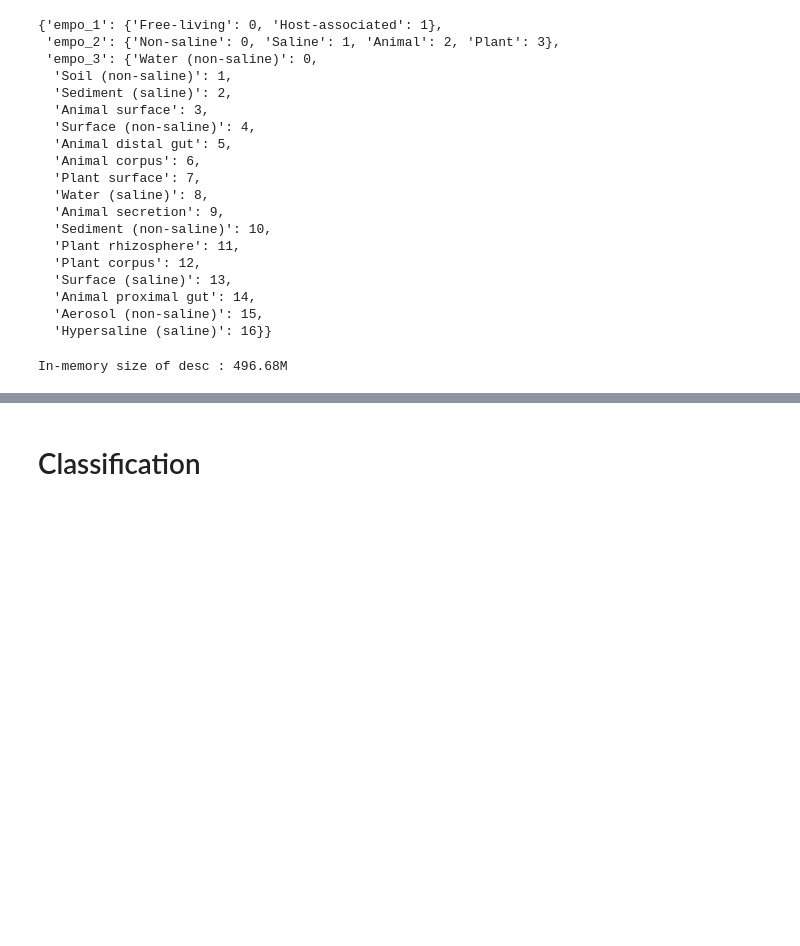
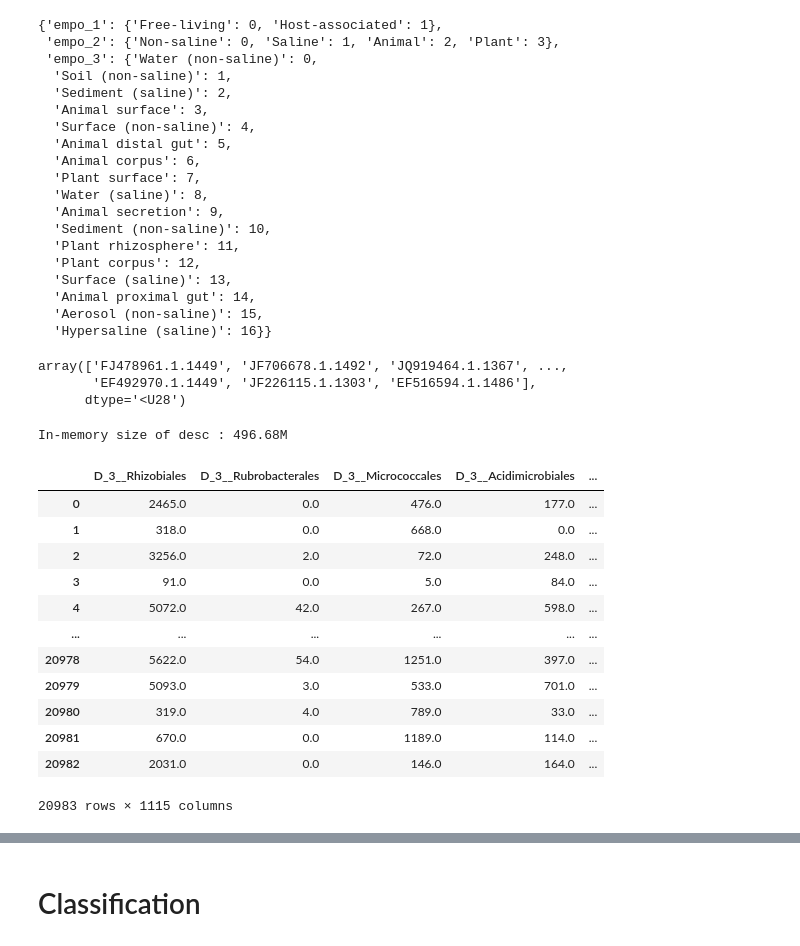
Before and after one commit to Toctave/microbiome, a Jupyter notebook: Microbiome.ipynb, the cells around one changed output, grey strips where cells are left out. Cells and saved outputs as stored; diff of their text form; code cells hidden in the pictures; blank space fills up the shorter version.

Commit message:
Set up translation to taxon-space embedding

```diff
--- a/Microbiome.ipynb
+++ b/Microbiome.ipynb
@@ -64,10 +64,22 @@ def maybe_sparsify(in_filename, out_filename):
     if not Path(out_filename).is_file():
         save_as_sparse(in_filename, out_filename)
 
+def get_header_line(csv_file):
+    with open(csv_file) as f:
+        line = next(f)
+        return np.array(line.rstrip().split(',')[1:])
+
 maybe_sparsify('training_descriptors.csv', 'training_descriptors_sparse.npz')
 maybe_sparsify('challenge_descriptors.csv', 'challenge_descriptors_sparse.npz')
+# %% [output]
+array(['FJ478961.1.1449', 'JF706678.1.1492', 'JQ919464.1.1367', ...,
+       'EF492970.1.1449', 'JF226115.1.1303', 'EF516594.1.1486'],
+      dtype='<U28')
 # %%
 desc = sps.load_npz('training_descriptors_sparse.npz')
+species = pd.read_csv('bacterial_species.csv', index_col=0)
+
+desc_species_names = get_header_line('training_descriptors.csv')
 # %%
 def sparse_megabytes(arr):
     return (arr.data.nbytes + arr.indptr.nbytes + arr.indices.nbytes) / (1024 * 1024)
@@ -75,3 +87,35 @@ def sparse_megabytes(arr):
 print(f'In-memory size of desc : {sparse_megabytes(desc):.2f}M')
 # %% [output]
 In-memory size of desc : 496.68M
+# %%
+def to_taxonomy_df(desc, taxon_level):
+    taxons = species[taxon_level][desc_species_names]
+    columns = taxons.unique()
+
+    taxon_indices, taxon_names = pd.factorize(taxons)
+
+    data = np.ones(taxon_indices.shape)
+    row_ind = np.arange(taxon_indices.shape[0])
+    col_ind = taxon_indices
+
+    D = sps.csr_matrix((data, (row_ind, col_ind)))
+
+    df = pd.DataFrame.sparse.from_spmatrix(desc @ D, columns=taxon_names)
+
+    return df
+
+to_taxonomy_df(desc, 'taxonomy_3')
+# %% [output]
+|  | D_3__Rhizobiales | D_3__Rubrobacterales | D_3__Micrococcales | D_3__Acidimicrobiales | ... |
+| 0 | 2465.0 | 0.0 | 476.0 | 177.0 | ... |
+| 1 | 318.0 | 0.0 | 668.0 | 0.0 | ... |
+| 2 | 3256.0 | 2.0 | 72.0 | 248.0 | ... |
+| 3 | 91.0 | 0.0 | 5.0 | 84.0 | ... |
+| 4 | 5072.0 | 42.0 | 267.0 | 598.0 | ... |
+| ... | ... | ... | ... | ... | ... |
+| 20978 | 5622.0 | 54.0 | 1251.0 | 397.0 | ... |
+| 20979 | 5093.0 | 3.0 | 533.0 | 701.0 | ... |
+| 20980 | 319.0 | 4.0 | 789.0 | 33.0 | ... |
+| 20981 | 670.0 | 0.0 | 1189.0 | 114.0 | ... |
+| 20982 | 2031.0 | 0.0 | 146.0 | 164.0 | ... |
+20983 rows × 1115 columns
```
Also changed, not shown: parts of 11 cells of this notebook.
